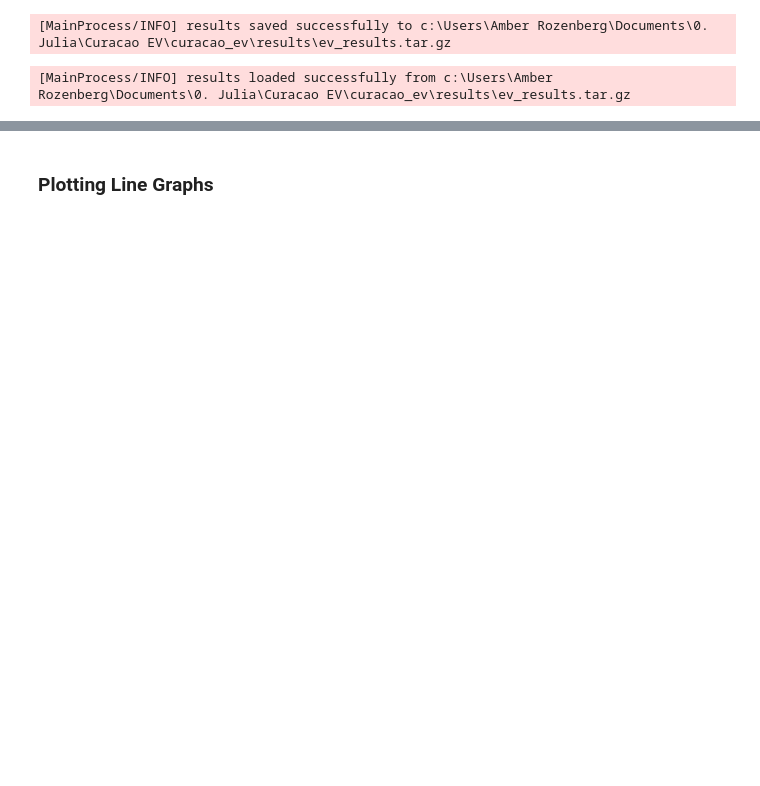
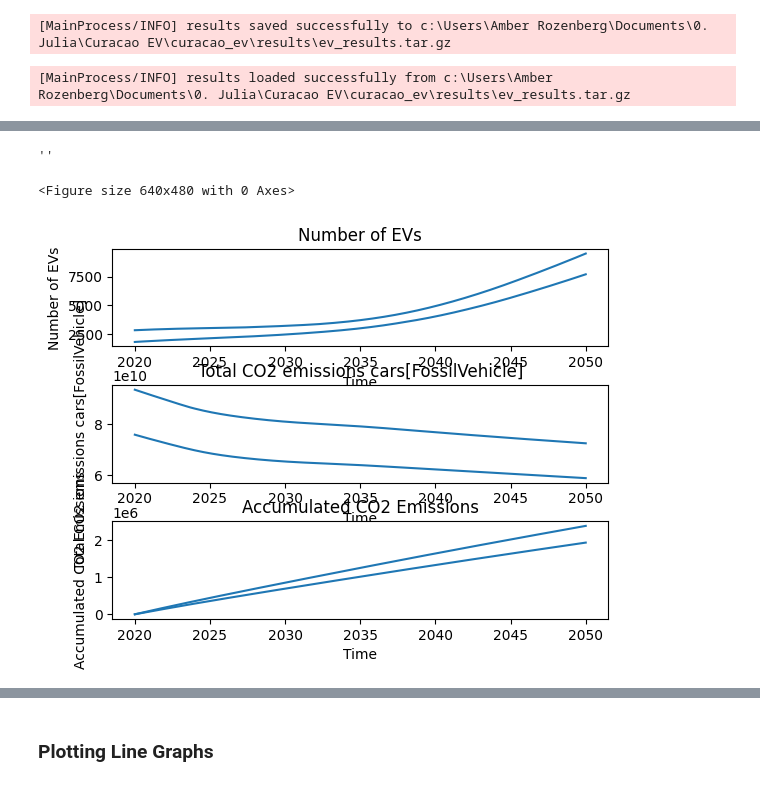
Before and after one commit to juliarozenberg/curacao_ev, a Jupyter notebook: ev_ema_test_larger_model.ipynb, the cells around one changed output, grey strips where cells are left out. Drawn from its saved outputs; the diff is of its cells as text; code cells hidden in the pictures; blank space fills up the shorter version.

```diff
--- a/ev_ema_test_larger_model.ipynb
+++ b/ev_ema_test_larger_model.ipynb
@@ -145,0 +150,14 @@ plt.show()
+# %%
+# envelope plot
+plt.tight_layout()
+
+plotting.envelopes(experiments, outcomes,
+                    outcomes_to_show=None,
+                    group_by=None, grouping_specifiers=None,
+                    density=None, fill=False, legend=True,
+                    titles={}, ylabels={}, log=False)
+;
+# %% [output]
+''
+<Figure size 640x480 with 0 Axes>
+[figure, added]
```
Also changed, not shown: parts of 39 cells of this notebook, 8 other files.
